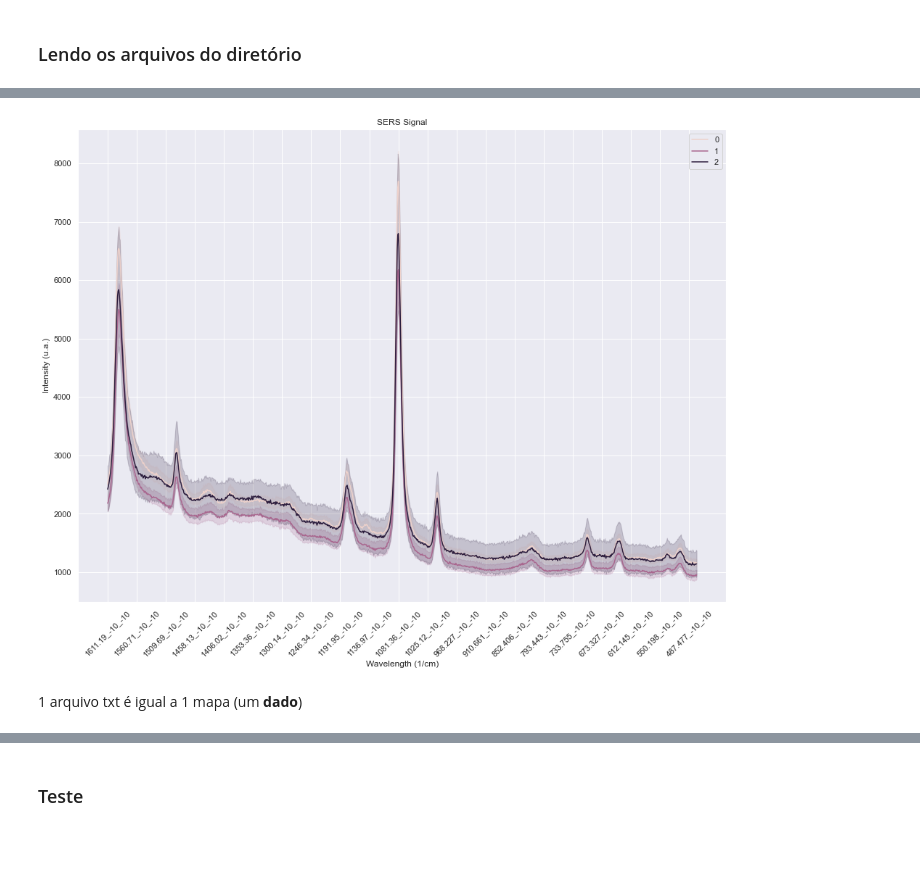
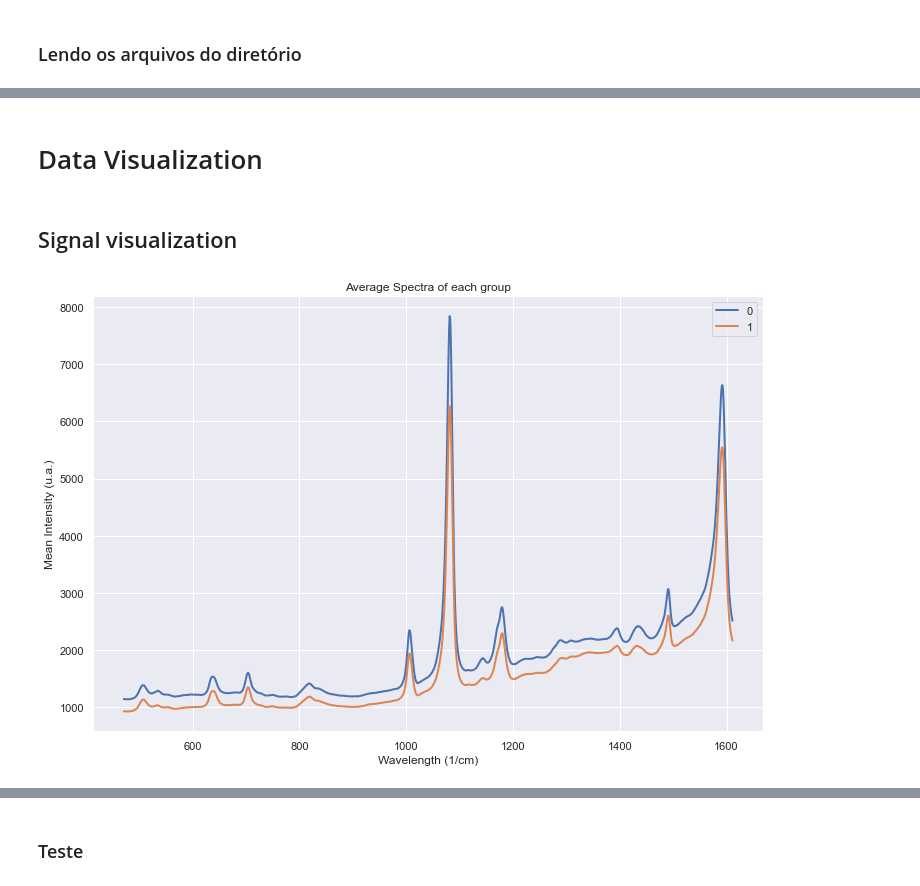
Before and after one commit to lucasvoltera/ic-sensors, a Jupyter notebook: sers.ipynb, the cells around one changed output, grey strips where cells are left out. Cells and saved outputs as stored; diff of their text form; code cells hidden in the pictures; blank space fills up the shorter version.

Commit message:
exploratory data analysis on SERS data

```diff
--- a/sers.ipynb
+++ b/sers.ipynb
@@ -211,0 +243,9 @@ len(wave), len(waveWithInterfering)
+# %%
+## 21 x 21 x 1014 = 441 (number of waves) x 1014 (lenght of a wave)
+def filter_dataframe(df, condition_column, condition_value):
+    filtered_df = df[df[condition_column] != condition_value]
+    #remaining_df = df[df[condition_column] == condition_value]
+    return filtered_df, df
+
+raw_data, remaining_raw_data = filter_dataframe(raw_data, 'target', 2)
+raw_data
@@ -212,40 +327,88 @@ len(wave), len(waveWithInterfering)
+# %% [markdown]
+# Data Visualization
+# %% [markdown]
+## Signal visualization
 # %%
-
 def plotParallelCoordinates(df, title, xlabel, ylabel, target = 'target', colors = ['red', 'blue', 'green']):
     fig, ax = plt.subplots(nrows = 1, ncols = 1, figsize = (15,15))
     new_df = df.copy()
     pd.plotting.parallel_coordinates(frame = new_df, class_column = target, ax = ax, color = colors)
     ax.set(title = title,
            xlabel = xlabel,
            ylabel = ylabel)
     plt.xticks(rotation = 45, fontsize = 10)
     #ax.set_xticklabels(rotation = (45), fontsize = 10, va='bottom', ha='left')
     plt.show()
 
 
 
 def plotSersSignal(dataframe):
     sns.set(style="darkgrid")
     fig, ax = plt.subplots(figsize=(16,12))
 
     target_column = "target"
     columns = dataframe.columns.to_list()
     columns.remove(target_column)
 
     dataframe_melted = dataframe.melt(id_vars=target_column, value_vars=columns, var_name="Wavelength (1/cm)", value_name="Intensity (u.a.)")
     sns.lineplot(data=dataframe_melted, x="Wavelength (1/cm)", y="Intensity (u.a.)", hue=target_column, markers=True)
 
     plt.xlabel('Wavelength (1/cm)')
     plt.ylabel('Intensity (u.a.)')
     plt.title('SERS Signal')
     plt.legend()
-    plt.xticks(range(0, len(columns), 50), rotation=45)  # Set x-axis ticks to go from 50 to 50 values
+    plt.xticks(rotation=45)  # Set x-axis ticks to go from 50 to 50 values
     #plt.tight_layout()
     plt.show()
 
-#plot_sers_signal(sample_wave)
-plotSersSignal(wave)
+def plotAverageSpectra(dataframe):
+    # Exclude the "target" column
+    data = dataframe.drop("target", axis=1)
+
+    # Group the dataframe by the "target" column
+    grouped_data = dataframe.groupby("target")
+
+    # Set up the plot
+    sns.set(style="darkgrid")
+    fig, ax = plt.subplots(figsize=(12, 8))
+
+    # Get the column names for plotting
+    columns = data.columns
+
+    # Iterate over each group
+    for group_name, group_data in grouped_data:
+        # Calculate the average of each column within the group
+        average_spectrum = group_data.iloc[:, :-1].mean(axis=0)
+        # Plot the average spectrum as a line graph
+        sns.lineplot(x=columns, y=average_spectrum, label=group_name, linewidth=2)
+
+    # Set the x and y labels, title, and legend
+    plt.xlabel('Wavelength (1/cm)')
+    plt.ylabel('Mean Intensity (u.a.)')
+    plt.title('Average Spectra of each group')
+    plt.legend()
+
+    # Display the plot
+    plt.show()
+
+def plotMultipleSersSignals(dataframe):
+    sns.set(style="darkgrid")
+    fig, ax = plt.subplots(figsize=(12, 8))
+
+    for index, row in dataframe.iterrows():
+        signal = row.drop("target")  # Exclude the "target" column
+        sns.lineplot(x=signal.columns, y=signal.values, label=row["target"], linewidth=2)
+
+    plt.xlabel('Points')
+    plt.ylabel('Intensity')
+    plt.title('Multiple SERS Signals')
+    plt.legend(title="Target")
+    plt.show()
+
+
+## fazer essa funcao com uma power analysis!!!!!!! - tem resultado significativoe diminui tempo
+X = raw_data.drop(['x','y','spec_number','map'], axis = 1)
+#plotMultipleSersSignals(X)
+plotAverageSpectra(X)
 # %% [output]
-[figure, old version]
+[figure, new version]
-# %% [markdown]
-1 arquivo txt é igual a 1 mapa (um **dado**)
```
Also changed, not shown: parts of 35 cells of this notebook.
